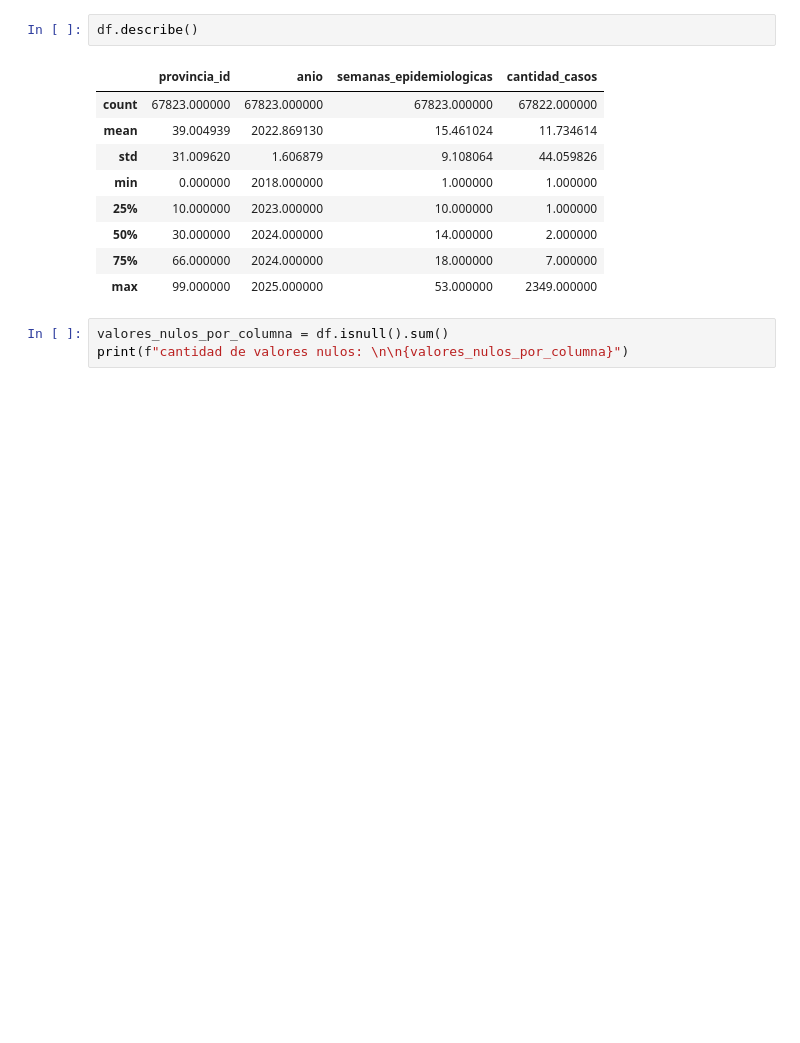
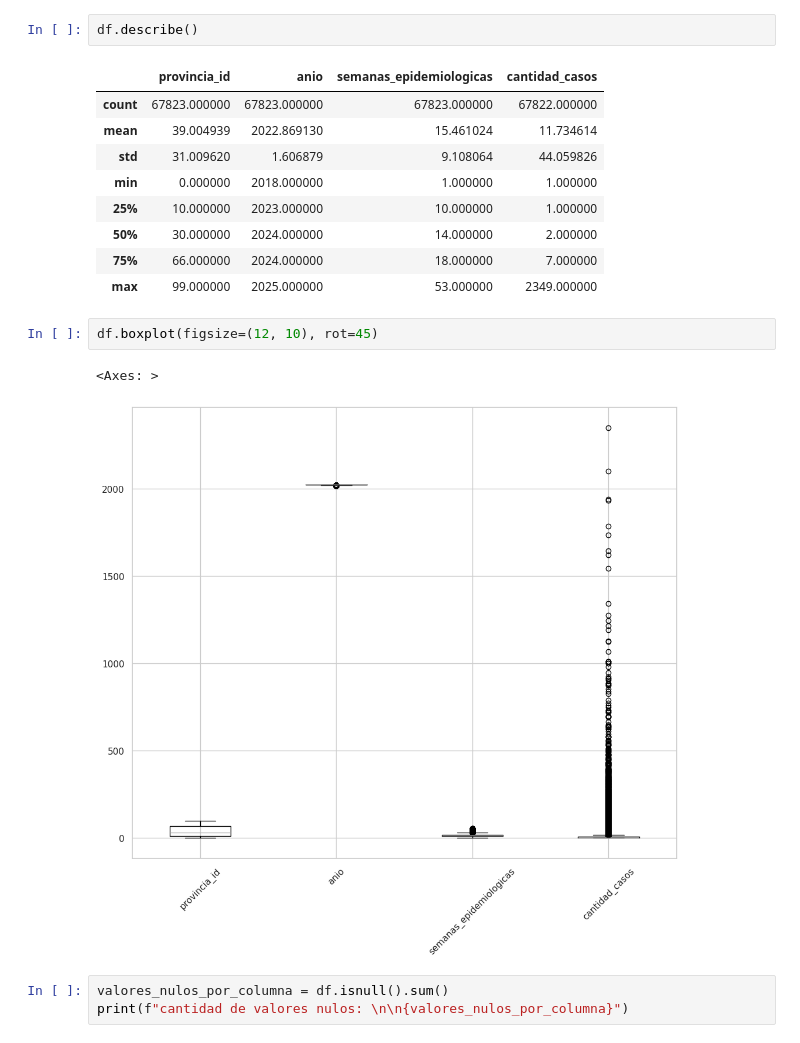
Before and after one commit to migue212852/SistemaSalud, a Jupyter notebook: Análisis_Casos_de_Dengue_en_Arg.ipynb, the cells around one changed output. Cells and saved outputs as stored; diff of their text form; blank space fills up the shorter version.

```diff
--- a/Análisis_Casos_de_Dengue_en_Arg.ipynb
+++ b/Análisis_Casos_de_Dengue_en_Arg.ipynb
@@ -184,6 +184,11 @@ df.describe()
 | 50% | 30.000000 | 2024.000000 | 14.000000 | 2.000000 |
 | 75% | 66.000000 | 2024.000000 | 18.000000 | 7.000000 |
 | max | 99.000000 | 2025.000000 | 53.000000 | 2349.000000 |
+# %%
+df.boxplot(figsize=(12, 10), rot=45)
+# %% [output]
+<Axes: >
+[figure, added]
 # %%
 valores_nulos_por_columna = df.isnull().sum()
 print(f"cantidad de valores nulos: \n\n{valores_nulos_por_columna}")
```
Also changed, not shown: parts of 3 cells of this notebook.
